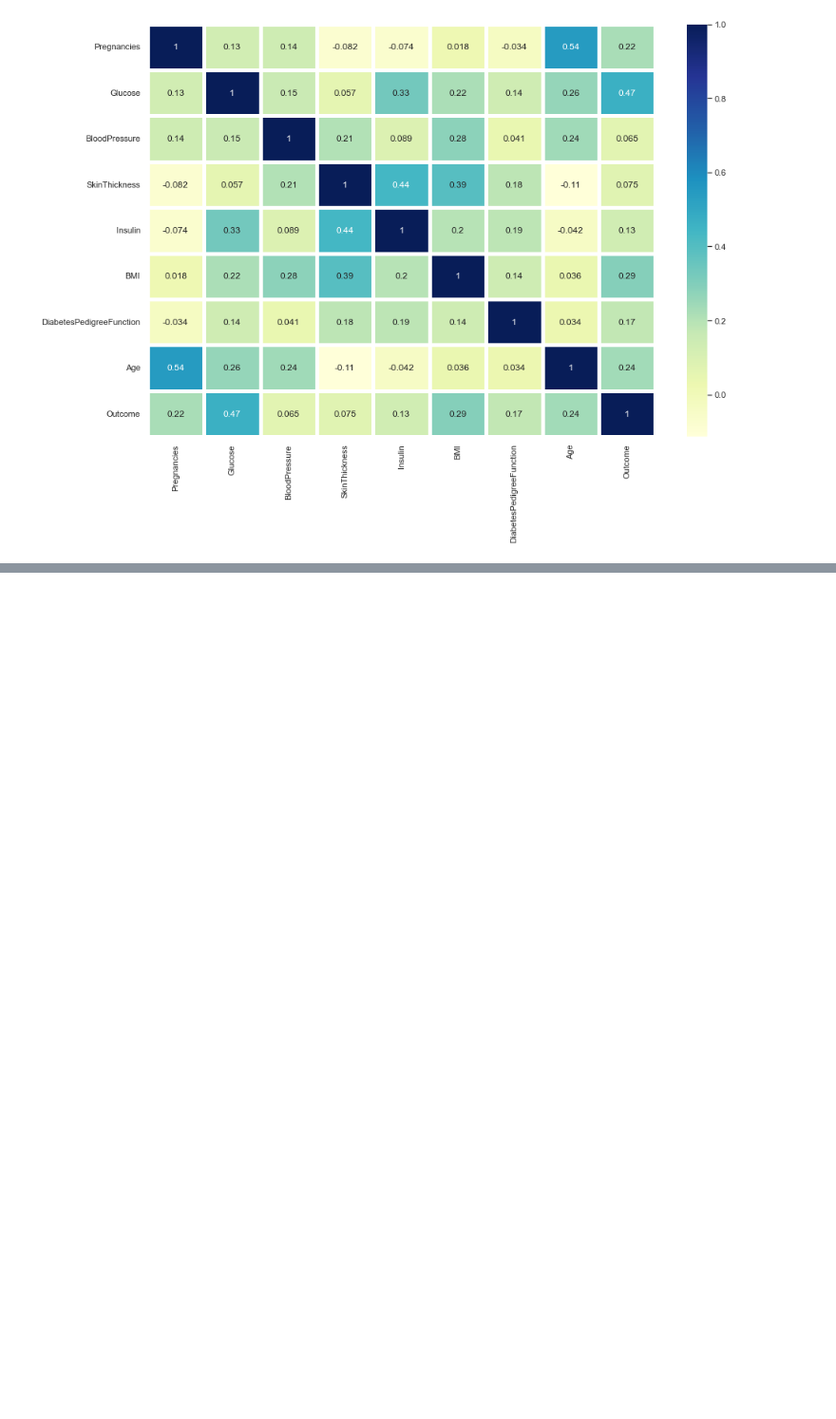
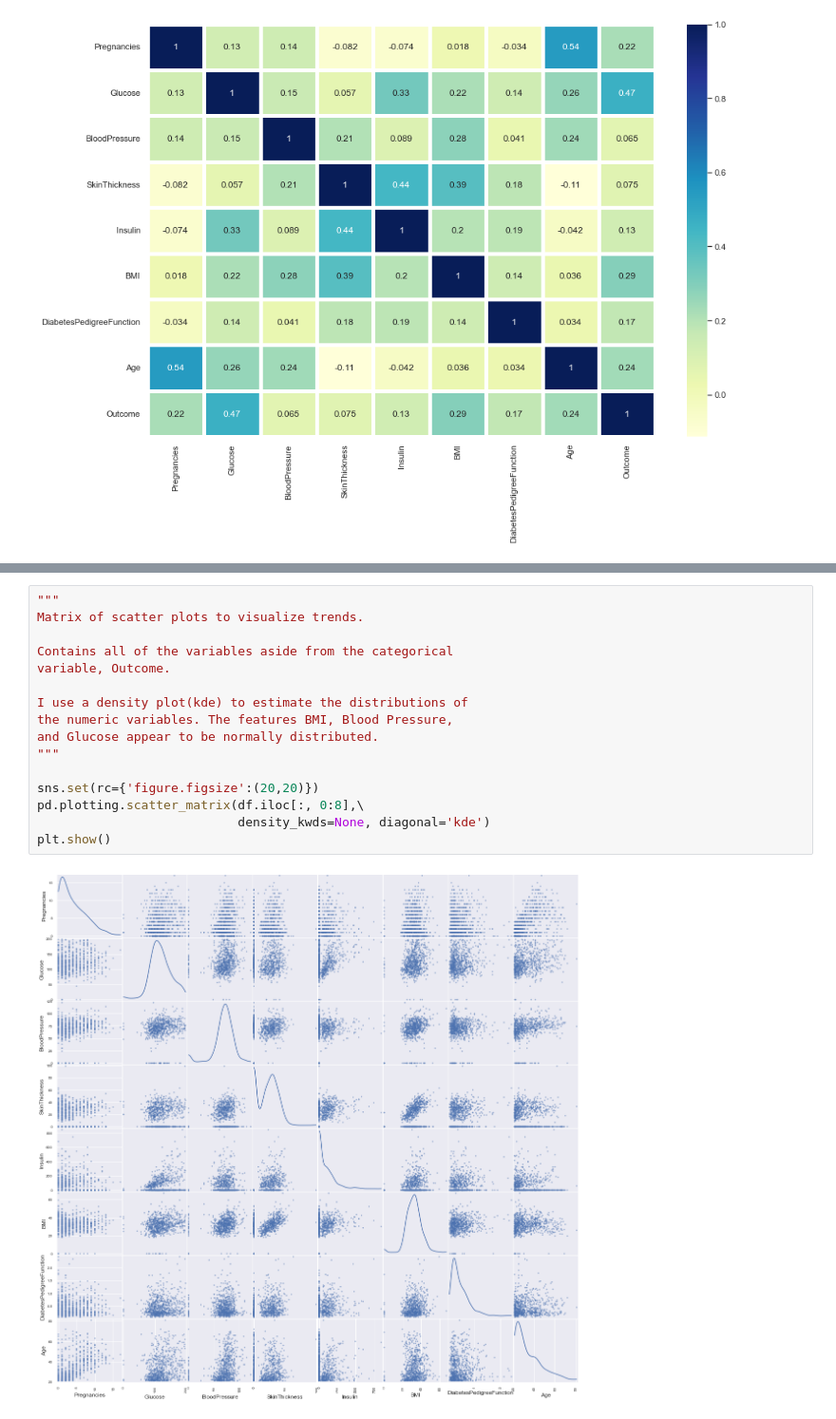
Before and after one commit to CCM-JCO/Projects, a Jupyter notebook: diabetes_project.ipynb, the cells around one changed output, grey strips where cells are left out. Shown at 95% size. Saved outputs shown, nothing was run; the diff lists cells and outputs as text; blank space fills up the shorter version.

```diff
--- a/diabetes_project.ipynb
+++ b/diabetes_project.ipynb
@@ -234,0 +224,18 @@ df.cov()
+# %%
+"""
+Matrix of scatter plots to visualize trends.
+
+Contains all of the variables aside from the categorical
+variable, Outcome.
+
+I use a density plot(kde) to estimate the distributions of
+the numeric variables. The features BMI, Blood Pressure,
+and Glucose appear to be normally distributed.
+"""
+
+sns.set(rc={'figure.figsize':(20,20)})
+pd.plotting.scatter_matrix(df.iloc[:, 0:8],\
+                           density_kwds=None, diagonal='kde')
+plt.show()
+# %% [output]
+[figure, added]
```
Also changed, not shown: parts of 11 cells of this notebook, 1 other file.
